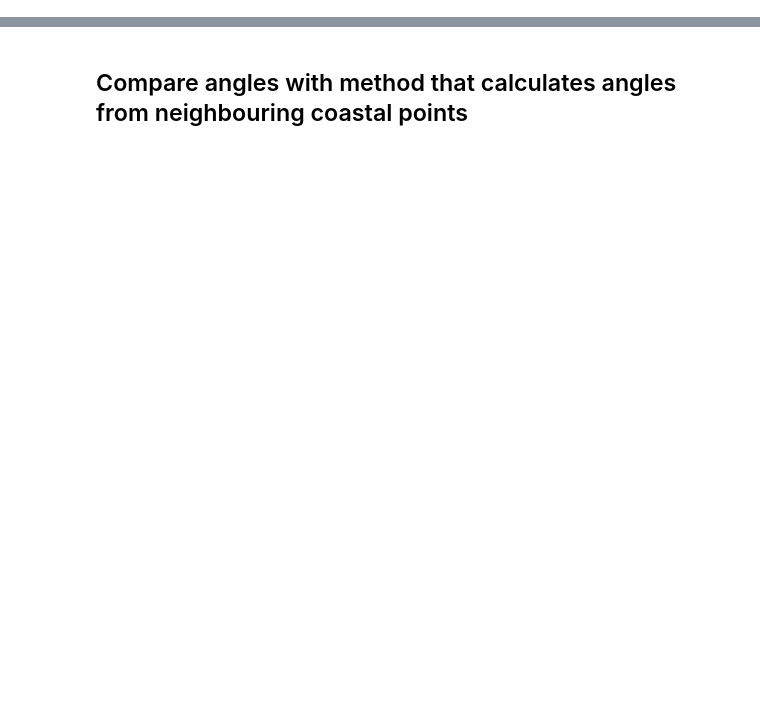
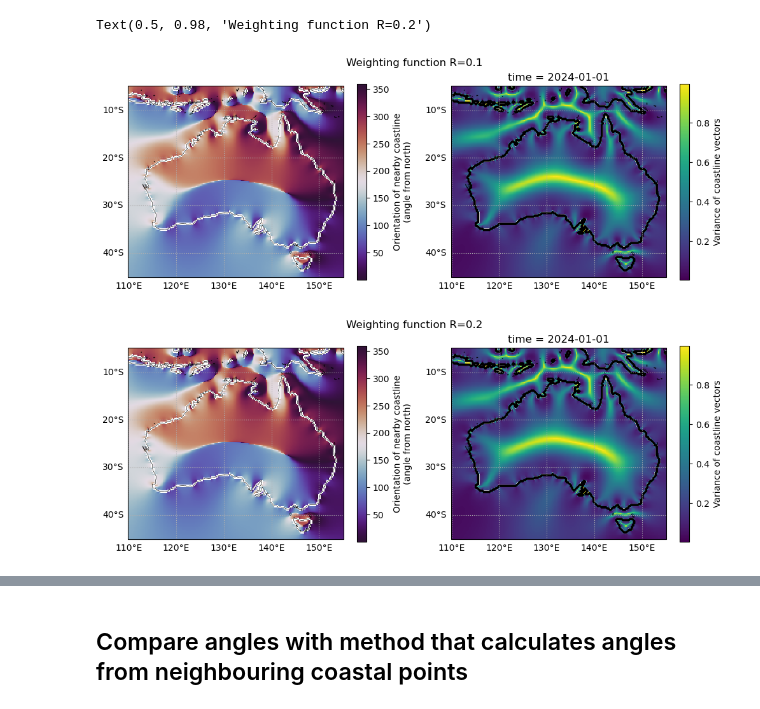
Before and after one commit to andrewbrown31/sea_breeze, a Jupyter notebook: kernel_method.ipynb, the cells around one changed output, grey strips where cells are left out. Saved outputs shown, nothing was run; the diff lists cells and outputs as text; code cells hidden in the pictures; blank space fills up the shorter version.

Commit message:
Replaced weighting function

```diff
--- a/kernel_method.ipynb
+++ b/kernel_method.ipynb
@@ -47,17 +97,64 @@ orog, lsm = load_barra_static("AUS-11",lon_slice,lat_slice)
 # %%
-def get_coastline_angle_circle(coast_label, land_label, lsm):
+def plot_angles(angles_ds):
+
+    plt.figure(figsize=[12,4])
+
+    ax=plt.subplot(1,2,1,projection=ccrs.PlateCarree())
+    c=angle_ds.angle.plot(cmap="twilight_shifted",add_colorbar=False)
+    #xr.plot.contour(lsm,colors=["k"])
+    cb=plt.colorbar(c)
+    ax.coastlines(lw=0.4)
+    ax.gridlines(draw_labels=["left","bottom"],ls=":")
+    cb.set_label("Orientation of nearby coastline\n(angle from north)")
+
+    ax=plt.subplot(1,2,2,projection=ccrs.PlateCarree())
+    c=angle_ds.variance.plot(add_colorbar=False)
+    xr.plot.contour(lsm,colors=["k"])
+    cb=plt.colorbar(c)
+    ax.coastlines(lw=0.4)
+    ax.gridlines(draw_labels=["left","bottom"],ls=":")
+    cb.set_label("Variance of coastline vectors")
+
+def get_weights(x, p=4, q=4, R=5, slope=-1):
+   """
+   x the distance
+   Let y1 = m1 * (x / R) ** (-p) for x > R.
+   Let y2 = S - m2 * (x / R) ** (q) for x <= R.
+   Equate y1 and y2 and their derivative at x = R to get
+   S = m1 + m2
+   slope = -p * m1 = -q * m2 => m1 = -slope/p and m2 = -slope/q
+   Thus specifying p, q, R, and the function's slope at x=R determines m1, m2 and S.
+   """
+   m1 = -slope/p
+   m2 = -slope/q
+   S = m1 + m2
+   y = np.zeros_like(x)
+   y[x > R] = m1 * (x[x > R] / R) ** (-p)
+   y[x <= R] = S - m2 * (x[x <= R] / R) ** (q)
+   y[x==0] = np.nan
+   return y
+
+def get_coastline_angle_kernel(lsm,R=0.2):
 
     '''
-    Ewan and Jarrah's method. Construct a "kernel" for each coastline point to all other points, then average. Done separately for each landmass
+    Ewan's method with help from Jarrah.
+
+    Construct a "kernel" for each coastline point based on the anlgle between that point and all other points in the domain, then average..
 
     Input
-    label: a labelled coastline array
     lsm: xarray dataarray with a binary lsm, and lat lon info
 
     Output
-    an array of coastline angles (0-360 degrees from N) for the labelled coastline array
+    An xarray dataset with an array of coastline angles (0-360 degrees from N) for the labelled coastline array, as well as an array
+    of angle variance as an estimate of how many coastlines are influencing a given point
     '''
 
+    #From the land sea mask define the coastline and a label array
+    #coast_label = find_boundaries(lsm.values,mode="inner",background=0,connectivity=1)*1
+    coast_label = find_boundaries(lsm)*1
+    land_label = lsm.values
+
+    #Det lat lon info for domain and coastline, and convert to lower precision
     lon = lsm.lon.values
     lat = lsm.lat.values
     xx,yy = np.meshgrid(lon,lat)
@@ -72,33 +169,46 @@ def get_coastline_angle_circle(coast_label, land_label, lsm):
     xx_t = np.array([xx[xl[t],yl[t]] for t in np.arange(len(xl))])
 
     #Repeat the 2d lat lon array over a third dimension (corresponding to the coast dim)
     yy_rep=np.repeat(yy[:,:,np.newaxis],yl.shape[0],axis=2)
     xx_rep=np.repeat(xx[:,:,np.newaxis],xl.shape[0],axis=2)
     stack = np.zeros(xx_rep.shape,dtype=np.complex64)
     for t in tqdm.tqdm(range(yl.shape[0])):
         stack[:,:,t] = (yy_rep[:,:,t] - yy_t[t])*1j + (xx_rep[:,:,t] - xx_t[t])
 
     #Compute the differences in complex space over all coastline points. Reorder for to work with the array easier
     stack = np.moveaxis(stack, -1, 0)
 
     #Create an inverse distance weighting function
-    weights = ((1/(np.abs(stack)))**4).astype(np.float16)
+    #weights = ((1/(np.abs(stack)))**4).astype(np.float16)
+    weights = get_weights(np.abs(stack), p=4, q=2, R=R, slope=-1)
 
     #Take the weighted mean and convert complex numbers to an angle
     mean_angles = np.mean( (weights * stack) , axis=0)
     mean_angles = np.angle(mean_angles)
 
     #Flip the angles inside the coastline for convention, and convert range to 0 to 2*pi
     mean_angles = np.where(land_label==1,(mean_angles+np.pi) % (2*np.pi),mean_angles % (2*np.pi))
 
     #Calculate the weighted circular variance
     total_weight = np.sum(weights, axis=0)
     weights = weights/total_weight
     stack = stack / np.abs(stack)
     variance = 1 - np.abs(np.sum(weights*stack, axis=0))
 
     #Reverse the angles for consistency with previous methods, and convert to degrees
     mean_angles = -np.rad2deg(mean_angles) + 360
-    return mean_angles, stack, variance
 
-mean_angles, stack, variance = get_coastline_angle_circle(find_boundaries(lsm)*1, lsm.values, lsm)
+    #Convert to dataarrays
+    angle_da = xr.DataArray(mean_angles,coords={"lat":lat,"lon":lon})
+    var_da = xr.DataArray(variance,coords={"lat":lat,"lon":lon})
+
+    return xr.Dataset({"angle":angle_da,"variance":var_da})
+
+#mean_angles, stack, variance = get_coastline_angle_circle(find_boundaries(lsm.values,mode="inner")*1, lsm.values, lsm)
+
+angle_ds = get_coastline_angle_kernel(lsm,R=0.1); plot_angles(angle_ds); plt.suptitle("Weighting function R=0.1")
+angle_ds = get_coastline_angle_kernel(lsm,R=0.2); plot_angles(angle_ds); plt.suptitle("Weighting function R=0.2")
+# %% [output]
+Text(0.5, 0.98, 'Weighting function R=0.2')
+[figure, added]
+[figure, added]
```
Also changed, not shown: parts of 11 cells of this notebook.
